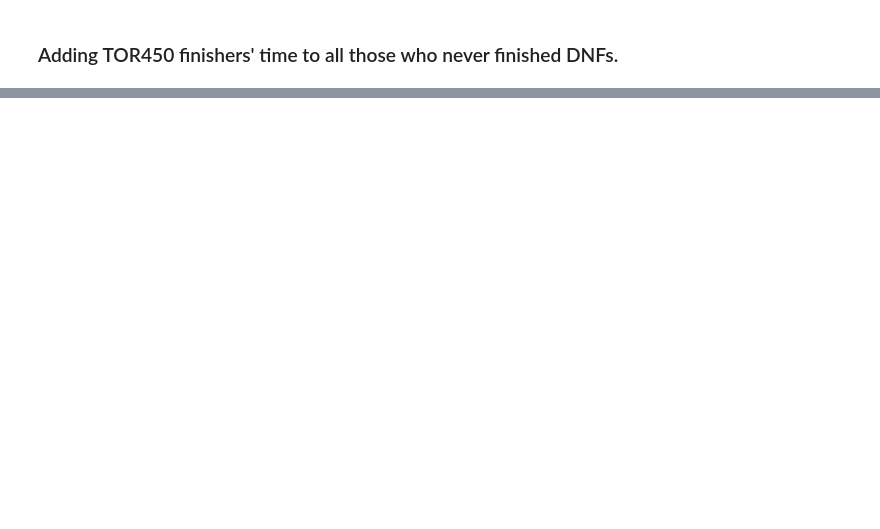
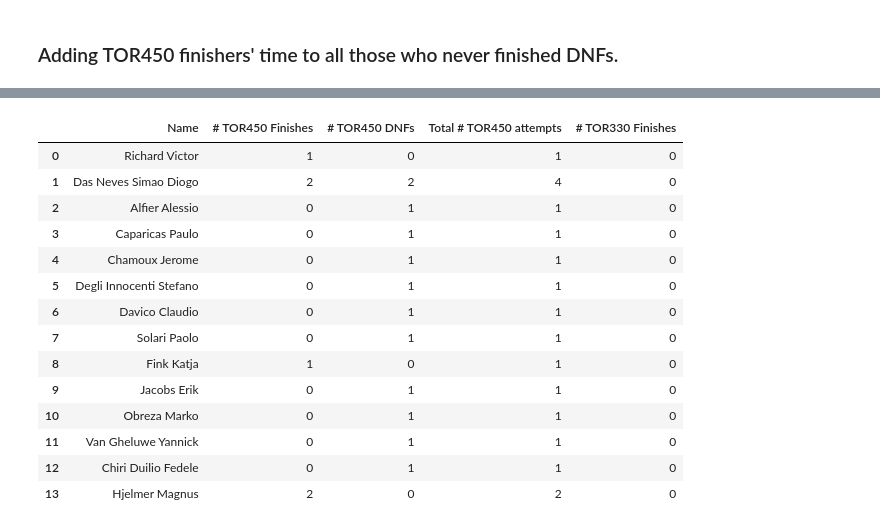
Before and after one commit to kjonina/TORX, a Jupyter notebook: Stage 6 - Cleaning and Preparating TOR450 100x100trail data for Visualisation.ipynb, the cells around one changed output, grey strips where cells are left out. Saved outputs shown, nothing was run; the diff lists cells and outputs as text; code cells hidden in the pictures; blank space fills up the shorter version.

```diff
--- a/Stage 6 - Cleaning and Preparating TOR450 100x100trail data for Visualisation.ipynb
+++ b/Stage 6 - Cleaning and Preparating TOR450 100x100trail data for Visualisation.ipynb
@@ -3781,0 +3626,18 @@ Name: Name, Length: 283, dtype: object
+# %%
+count_TOR450_TOR330_per_runner[count_TOR450_TOR330_per_runner['# TOR330 Finishes'] == 0].reset_index(drop= True)
+# %% [output]
+|  | Name | # TOR450 Finishes | # TOR450 DNFs | Total # TOR450 attempts | # TOR330 Finishes |
+| 0 | Richard Victor | 1 | 0 | 1 | 0 |
+| 1 | Das Neves Simao Diogo | 2 | 2 | 4 | 0 |
+| 2 | Alfier Alessio | 0 | 1 | 1 | 0 |
+| 3 | Caparicas Paulo | 0 | 1 | 1 | 0 |
+| 4 | Chamoux Jerome | 0 | 1 | 1 | 0 |
+| 5 | Degli Innocenti Stefano | 0 | 1 | 1 | 0 |
+| 6 | Davico Claudio | 0 | 1 | 1 | 0 |
+| 7 | Solari Paolo | 0 | 1 | 1 | 0 |
+| 8 | Fink Katja | 1 | 0 | 1 | 0 |
+| 9 | Jacobs Erik | 0 | 1 | 1 | 0 |
+| 10 | Obreza Marko | 0 | 1 | 1 | 0 |
+| 11 | Van Gheluwe Yannick | 0 | 1 | 1 | 0 |
+| 12 | Chiri Duilio Fedele | 0 | 1 | 1 | 0 |
+| 13 | Hjelmer Magnus | 2 | 0 | 2 | 0 |
```
Also changed, not shown: parts of 65 cells of this notebook, 3 other files.
